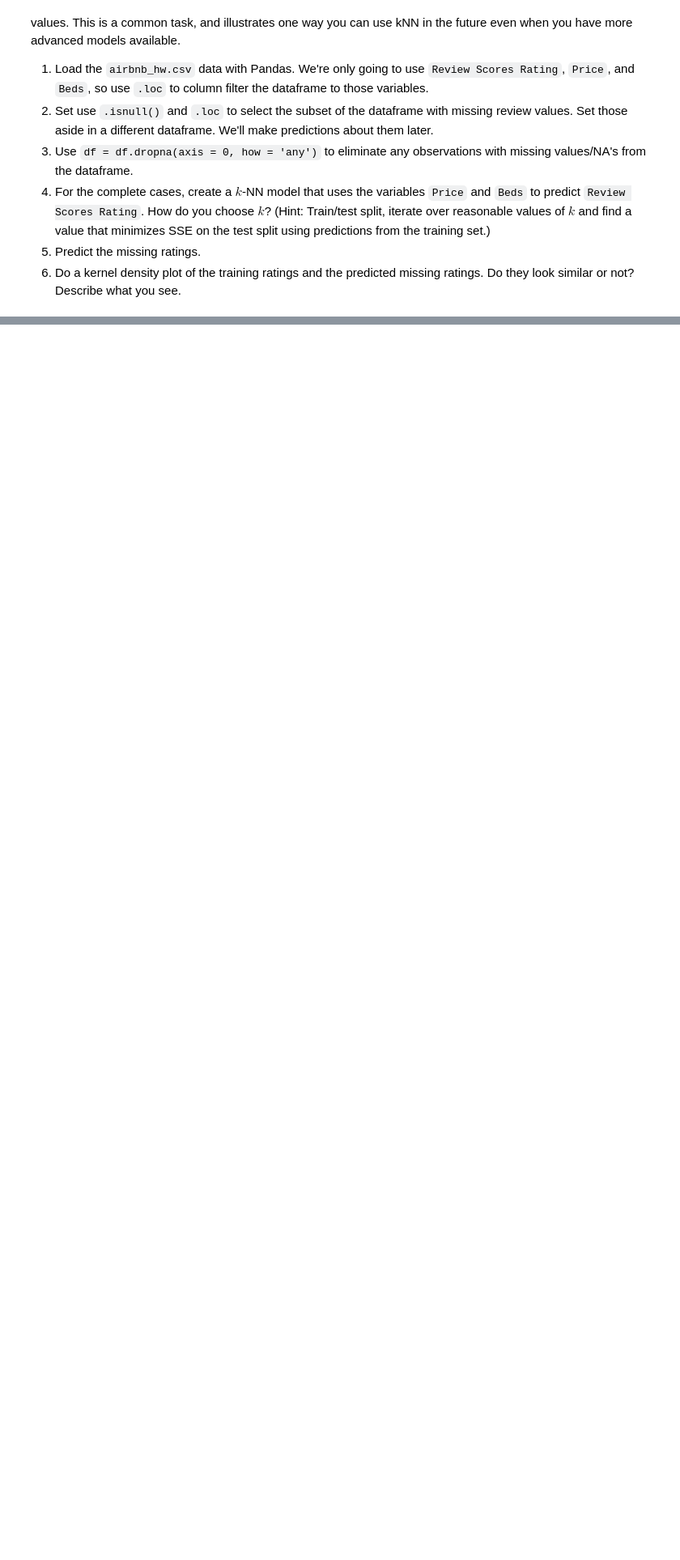
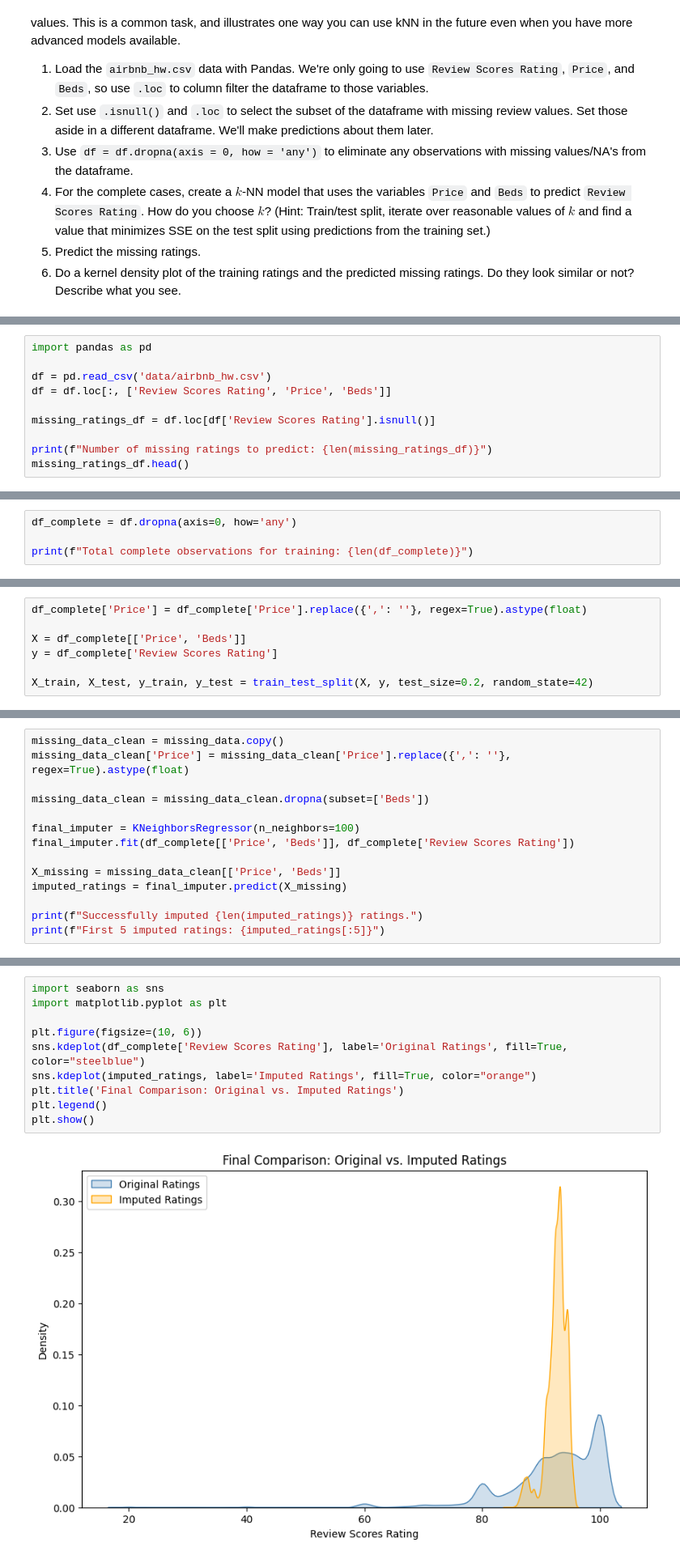
Before and after one commit to skang0812/undergrad_ml_assignments, a Jupyter notebook: 02_assignment_knn.ipynb, the cells around one changed output, grey strips where cells are left out. Shown at 81% size. Drawn from its saved outputs; the diff is of its cells as text; blank space fills up the shorter version.

```diff
--- a/02_assignment_knn.ipynb
+++ b/02_assignment_knn.ipynb
@@ -84,0 +309,10 @@ There are 30,478 observations, but only 22,155 ratings. We're going to build a k
+# %%
+import pandas as pd
+
+df = pd.read_csv('data/airbnb_hw.csv')
+df = df.loc[:, ['Review Scores Rating', 'Price', 'Beds']]
+
+missing_ratings_df = df.loc[df['Review Scores Rating'].isnull()]
+
+print(f"Number of missing ratings to predict: {len(missing_ratings_df)}")
+missing_ratings_df.head()
@@ -84,0 +329,4 @@ There are 30,478 observations, but only 22,155 ratings. We're going to build a k
+# %%
+df_complete = df.dropna(axis=0, how='any')
+
+print(f"Total complete observations for training: {len(df_complete)}")
@@ -84,0 +337,7 @@ There are 30,478 observations, but only 22,155 ratings. We're going to build a k
+# %%
+df_complete['Price'] = df_complete['Price'].replace({',': ''}, regex=True).astype(float)
+
+X = df_complete[['Price', 'Beds']]
+y = df_complete['Review Scores Rating']
+
+X_train, X_test, y_train, y_test = train_test_split(X, y, test_size=0.2, random_state=42)
@@ -84,0 +385,14 @@ There are 30,478 observations, but only 22,155 ratings. We're going to build a k
+# %%
+missing_data_clean = missing_data.copy()
+missing_data_clean['Price'] = missing_data_clean['Price'].replace({',': ''}, regex=True).astype(float)
+
+missing_data_clean = missing_data_clean.dropna(subset=['Beds'])
+
+final_imputer = KNeighborsRegressor(n_neighbors=100)
+final_imputer.fit(df_complete[['Price', 'Beds']], df_complete['Review Scores Rating'])
+
+X_missing = missing_data_clean[['Price', 'Beds']]
+imputed_ratings = final_imputer.predict(X_missing)
+
+print(f"Successfully imputed {len(imputed_ratings)} ratings.")
+print(f"First 5 imputed ratings: {imputed_ratings[:5]}")
@@ -85,3 +404,15 @@ There are 30,478 observations, but only 22,155 ratings. We're going to build a k
+# %%
+import seaborn as sns
+import matplotlib.pyplot as plt
+
+plt.figure(figsize=(10, 6))
+sns.kdeplot(df_complete['Review Scores Rating'], label='Original Ratings', fill=True, color="steelblue")
+sns.kdeplot(imputed_ratings, label='Imputed Ratings', fill=True, color="orange")
+plt.title('Final Comparison: Original vs. Imputed Ratings')
+plt.legend()
+plt.show()
+# %% [output]
+[figure, added]
 # %% [markdown]
 **Q7.** Let's do some very basic computer vision. We're going to import the MNIST handwritten digits data and use $k$-NN to predict values (i.e. "see/read").
 
```
Also changed, not shown: parts of 33 cells of this notebook.
